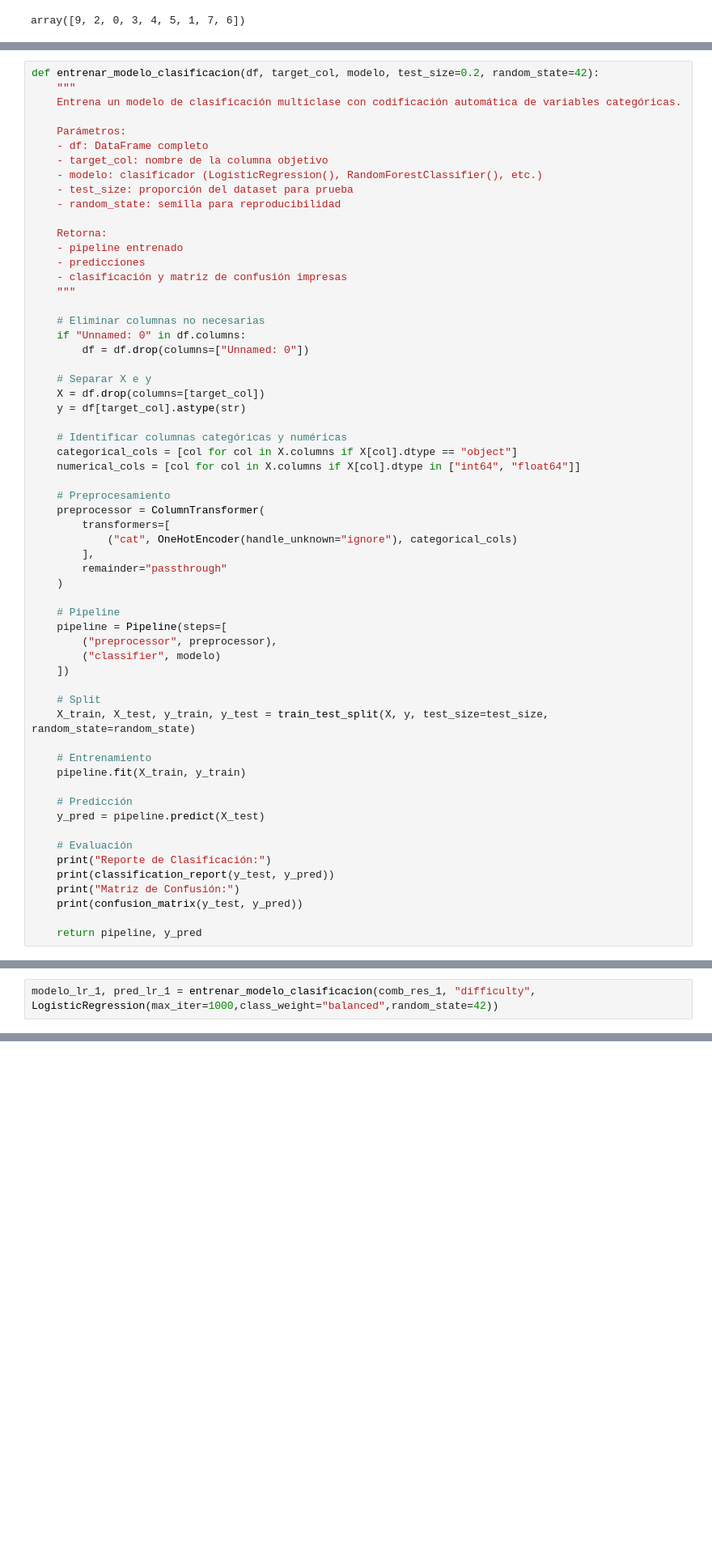
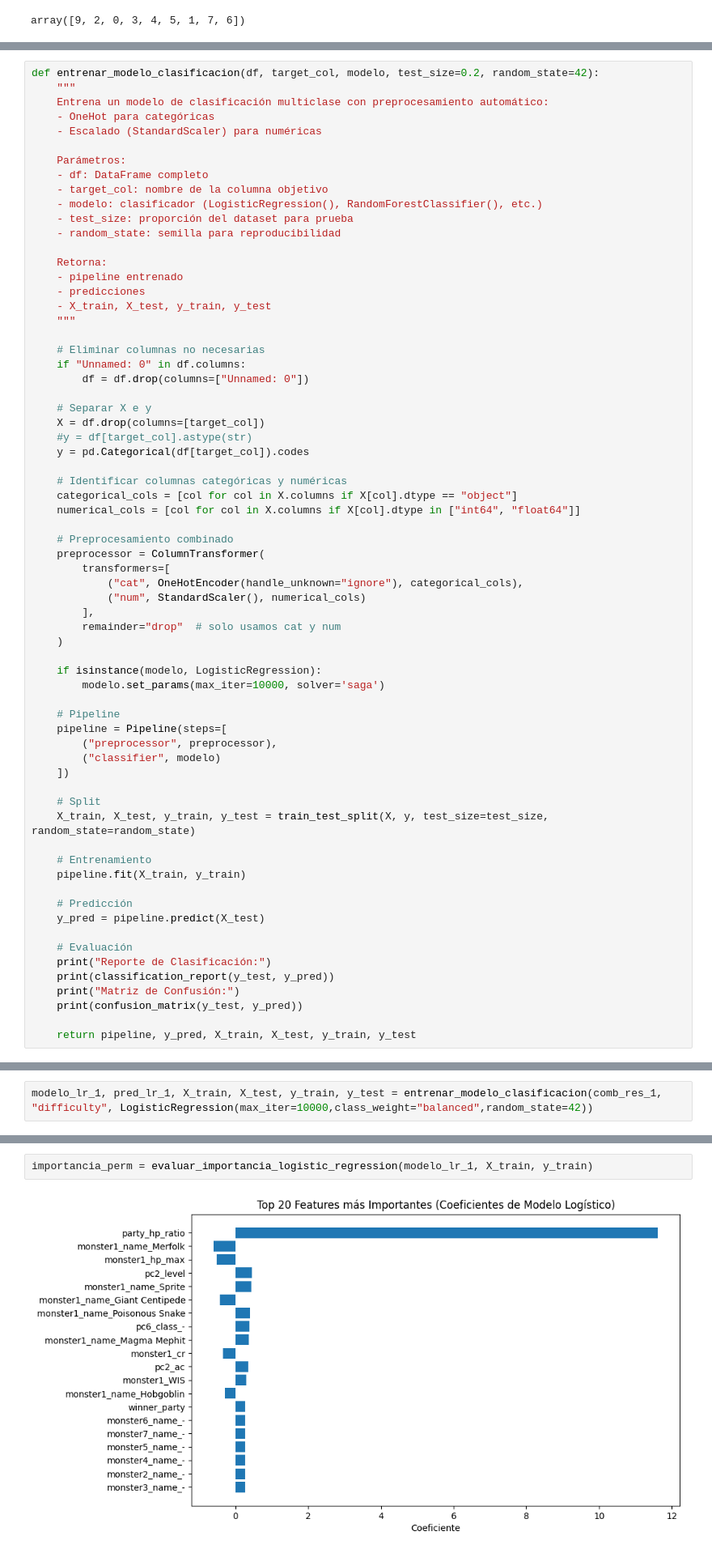
Before and after one commit to MaAnCoSa/Foresight, a Jupyter notebook: notebooks/02_modeling_GLC.ipynb, the cells around one changed output, grey strips where cells are left out. Shown: that part at 81% size. Cells and saved outputs as stored; diff of their text form; blank space fills up the shorter version.

Commit message:
Updated: new models and fixes

```diff
--- a/notebooks/02_modeling_GLC.ipynb
+++ b/notebooks/02_modeling_GLC.ipynb
@@ -59,7 +65,9 @@ Las dificultades son:
 # %%
 def entrenar_modelo_clasificacion(df, target_col, modelo, test_size=0.2, random_state=42):
     """
-    Entrena un modelo de clasificación multiclase con codificación automática de variables categóricas.
+    Entrena un modelo de clasificación multiclase con preprocesamiento automático:
+    - OneHot para categóricas
+    - Escalado (StandardScaler) para numéricas
 
     Parámetros:
     - df: DataFrame completo
@@ -71,7 +79,7 @@ def entrenar_modelo_clasificacion(df, target_col, modelo, test_size=0.2, random_
     Retorna:
     - pipeline entrenado
     - predicciones
-    - clasificación y matriz de confusión impresas
+    - X_train, X_test, y_train, y_test
     """
 
     # Eliminar columnas no necesarias
@@ -80,19 +88,24 @@ def entrenar_modelo_clasificacion(df, target_col, modelo, test_size=0.2, random_
 
     # Separar X e y
     X = df.drop(columns=[target_col])
-    y = df[target_col].astype(str)
+    #y = df[target_col].astype(str)
+    y = pd.Categorical(df[target_col]).codes
 
     # Identificar columnas categóricas y numéricas
     categorical_cols = [col for col in X.columns if X[col].dtype == "object"]
     numerical_cols = [col for col in X.columns if X[col].dtype in ["int64", "float64"]]
 
-    # Preprocesamiento
+    # Preprocesamiento combinado
     preprocessor = ColumnTransformer(
         transformers=[
-            ("cat", OneHotEncoder(handle_unknown="ignore"), categorical_cols)
+            ("cat", OneHotEncoder(handle_unknown="ignore"), categorical_cols),
+            ("num", StandardScaler(), numerical_cols)
         ],
-        remainder="passthrough"
+        remainder="drop"  # solo usamos cat y num
     )
+
+    if isinstance(modelo, LogisticRegression):
+        modelo.set_params(max_iter=10000, solver='saga')
 
     # Pipeline
     pipeline = Pipeline(steps=[
@@ -115,4 +128,4 @@ def entrenar_modelo_clasificacion(df, target_col, modelo, test_size=0.2, random_
     print("Matriz de Confusión:")
     print(confusion_matrix(y_test, y_pred))
 
-    return pipeline, y_pred
+    return pipeline, y_pred, X_train, X_test, y_train, y_test
@@ -119,3 +392,3 @@ def entrenar_modelo_clasificacion(df, target_col, modelo, test_size=0.2, random_
 # %%
-modelo_lr_1, pred_lr_1 = entrenar_modelo_clasificacion(comb_res_1, "difficulty", LogisticRegression(max_iter=1000,class_weight="balanced",random_state=42))
+modelo_lr_1, pred_lr_1, X_train, X_test, y_train, y_test = entrenar_modelo_clasificacion(comb_res_1, "difficulty", LogisticRegression(max_iter=10000,class_weight="balanced",random_state=42))
 # %% [output]
@@ -171,0 +412,4 @@ LogisticRegression does not accept missing values encoded as NaN natively. For s
+# %%
+importancia_perm = evaluar_importancia_logistic_regression(modelo_lr_1, X_train, y_train)
+# %% [output]
+[figure, added]
```
Also changed, not shown: parts of 13 cells of this notebook.
